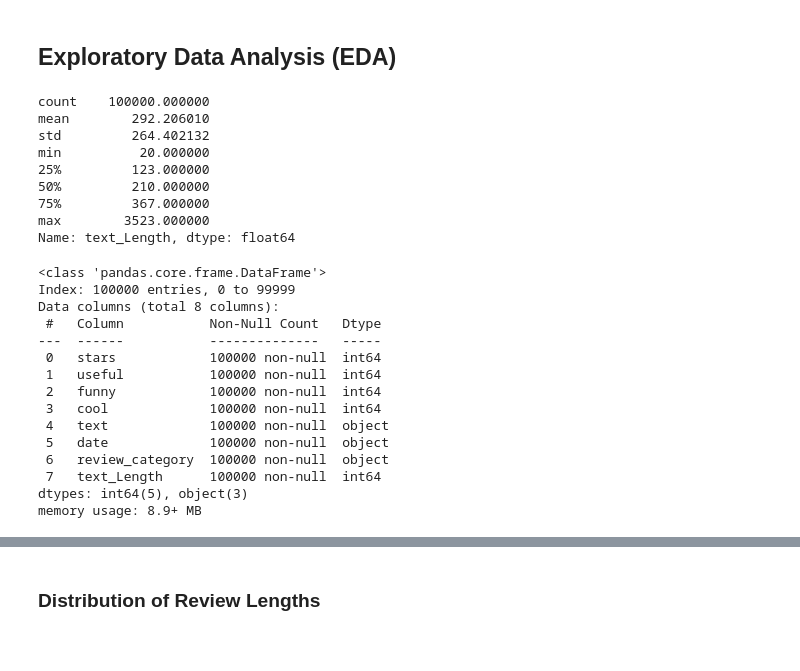
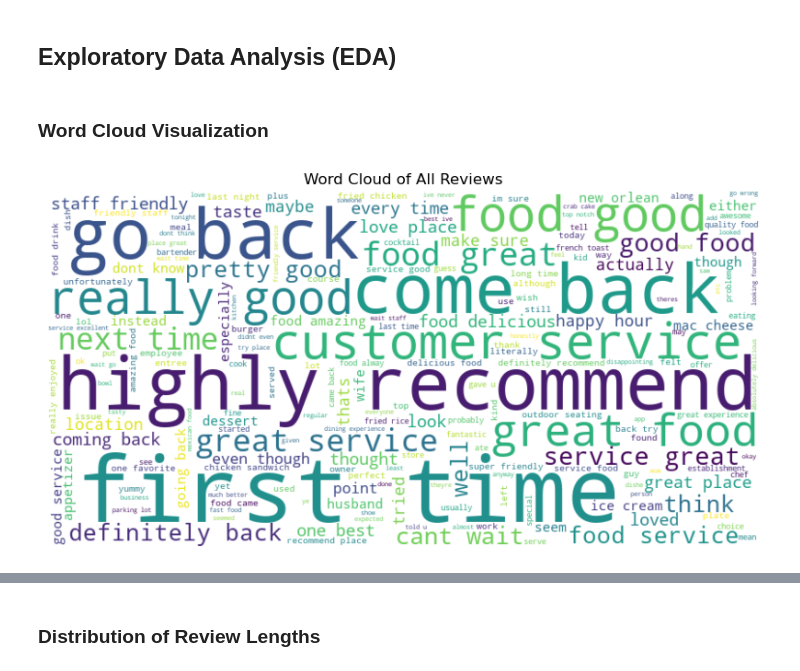
Before and after one commit to ggeorgekkariuki/Sentiment-Analysis, a Jupyter notebook: index.ipynb, the cells around one changed output, grey strips where cells are left out. Saved outputs shown, nothing was run; the diff lists cells and outputs as text; code cells hidden in the pictures.

```diff
--- a/index.ipynb
+++ b/index.ipynb
@@ -154,53 +308,31 @@ df['text'] = df['text'].apply(lambda x: ' '.join([lemmatizer.lemmatize(word) for
 # %% [markdown]
 ## Exploratory Data Analysis (EDA) ##
+# %% [markdown]
+### Word Cloud Visualization
 # %%
-#Handling missing values
+from wordcloud import WordCloud
+import matplotlib.pyplot as plt
 
- # Convert non-string values to strings, filling NaNs with an empty string
-df['text'] = df['text'].fillna('').astype(str)
+# Generate a word cloud for the entire dataset
+def generate_wordcloud(text, title):
+    wordcloud = WordCloud(width=800, height=400, background_color='white').generate(text)
+    plt.figure(figsize=(10, 6))
+    plt.imshow(wordcloud, interpolation="bilinear")
+    plt.axis('off')
+    plt.title(title)
+    plt.show()
 
-# Calculate the length of each text entry
-df['text_Length'] = df['text'].apply(len)
+all_reviews = ' '.join(df['text'].dropna())
+generate_wordcloud(all_reviews, 'Word Cloud of All Reviews')
 
-# Display summary statistics of the text lengths
-print(df['text_Length'].describe())
+# Generate separate word clouds for positive and negative sentiments if labeled
+if 'sentiment' in df.columns:
+    sentiments = {'positive': 'Positive', 'negative': 'Negative'}
+    for sentiment, label in sentiments.items():
+        reviews = ' '.join(df[df['sentiment'] == sentiment]['text'].dropna())
+        if reviews:
+            generate_wordcloud(reviews, f'Word Cloud of {label} Reviews')
+        else:
+            print(f"No {label.lower()} reviews available for the word cloud.")
 # %% [output]
-count    100000.000000
-mean        292.206010
-std         264.402132
-min          20.000000
-25%         123.000000
-50%         210.000000
-75%         367.000000
-max        3523.000000
-Name: text_Length, dtype: float64
+[figure, added]
-# %%
-# Check for basic information about the data
-df.info()
-
-# Summary statistics of the text lengths
-df['text_Length'] = df['text'].apply(len)
-df['text_Length'].describe()
-
-# Check for the distribution of sentiment labels (if available)
-if 'Sentiment' in df.columns:
-    print(df['Sentiment'].value_counts())
-    sns.countplot(x='Sentiment', data=df)
-    plt.title('Distribution of Sentiments')
-    plt.show()
-# %% [output]
-<class 'pandas.core.frame.DataFrame'>
-Index: 100000 entries, 0 to 99999
-Data columns (total 8 columns):
- #   Column           Non-Null Count   Dtype
----  ------           --------------   -----
- 0   stars            100000 non-null  int64
- 1   useful           100000 non-null  int64
- 2   funny            100000 non-null  int64
- 3   cool             100000 non-null  int64
- 4   text             100000 non-null  object
- 5   date             100000 non-null  object
- 6   review_category  100000 non-null  object
- 7   text_Length      100000 non-null  int64
-dtypes: int64(5), object(3)
-memory usage: 8.9+ MB
```
Also changed, not shown: parts of 42 cells of this notebook.
